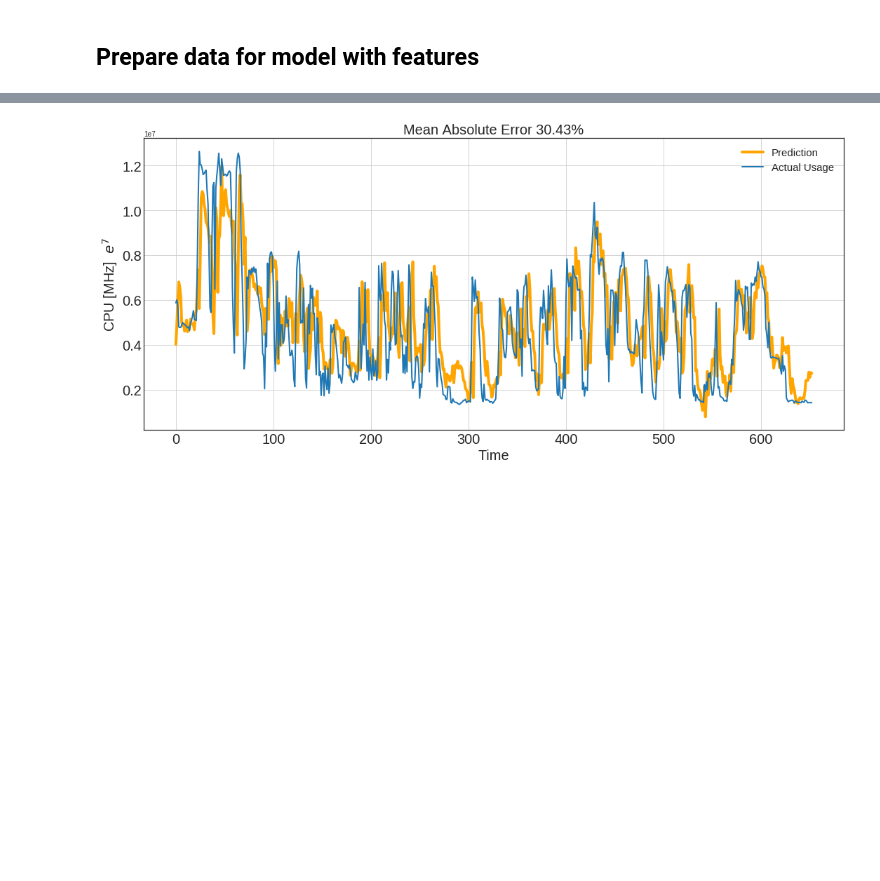
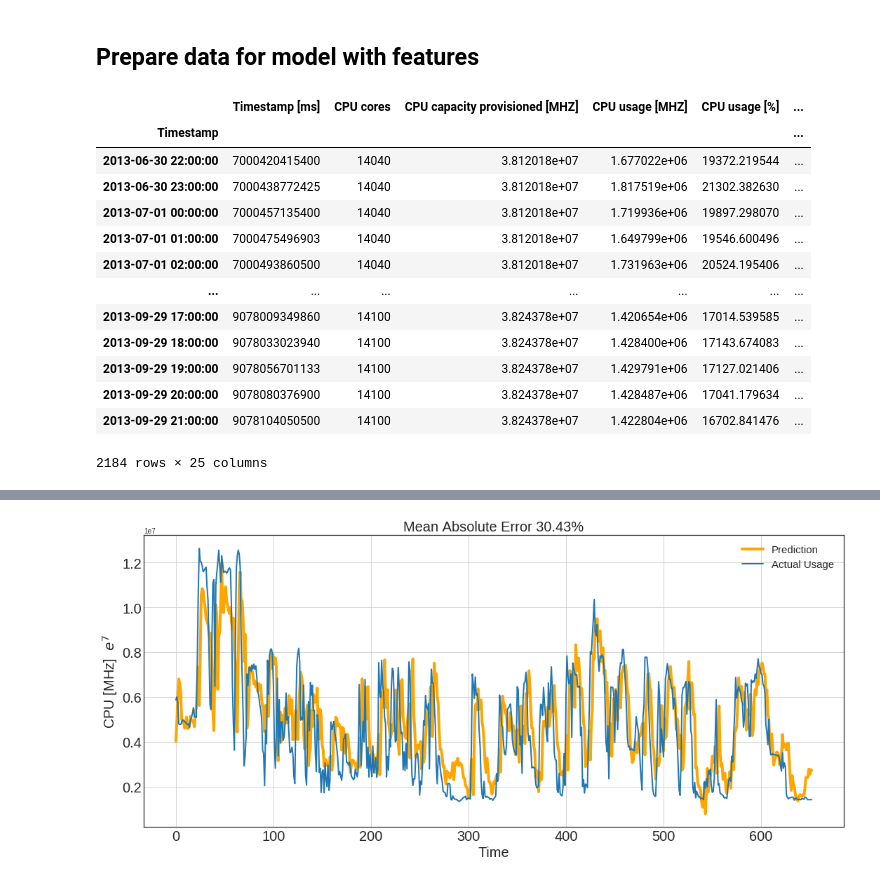
Before and after one commit to psaini79/Cloud-Resource-Analyzer, a Jupyter notebook: src/LinearRegression.ipynb, the cells around one changed output, grey strips where cells are left out. Saved outputs shown, nothing was run; the diff lists cells and outputs as text; code cells hidden in the pictures; blank space fills up the shorter version.

```diff
--- a/src/LinearRegression.ipynb
+++ b/src/LinearRegression.ipynb
@@ -165,6 +165,23 @@ from sklearn.linear_model import LinearRegression
 from sklearn.model_selection import cross_val_score
 # %% [markdown]
 ## Prepare data for model with features
+# %%
+hourlydat
+# %% [output]
+|  | Timestamp [ms] | CPU cores | CPU capacity provisioned [MHZ] | CPU usage [MHZ] | CPU usage [%] | ... |
+| Timestamp |  |  |  |  |  | ... |
+| 2013-06-30 22:00:00 | 7000420415400 | 14040 | 3.812018e+07 | 1.677022e+06 | 19372.219544 | ... |
+| 2013-06-30 23:00:00 | 7000438772425 | 14040 | 3.812018e+07 | 1.817519e+06 | 21302.382630 | ... |
+| 2013-07-01 00:00:00 | 7000457135400 | 14040 | 3.812018e+07 | 1.719936e+06 | 19897.298070 | ... |
+| 2013-07-01 01:00:00 | 7000475496903 | 14040 | 3.812018e+07 | 1.649799e+06 | 19546.600496 | ... |
+| 2013-07-01 02:00:00 | 7000493860500 | 14040 | 3.812018e+07 | 1.731963e+06 | 20524.195406 | ... |
+| ... | ... | ... | ... | ... | ... | ... |
+| 2013-09-29 17:00:00 | 9078009349860 | 14100 | 3.824378e+07 | 1.420654e+06 | 17014.539585 | ... |
+| 2013-09-29 18:00:00 | 9078033023940 | 14100 | 3.824378e+07 | 1.428400e+06 | 17143.674083 | ... |
+| 2013-09-29 19:00:00 | 9078056701133 | 14100 | 3.824378e+07 | 1.429791e+06 | 17127.021406 | ... |
+| 2013-09-29 20:00:00 | 9078080376900 | 14100 | 3.824378e+07 | 1.428487e+06 | 17041.179634 | ... |
+| 2013-09-29 21:00:00 | 9078104050500 | 14100 | 3.824378e+07 | 1.422804e+06 | 16702.841476 | ... |
+2184 rows × 25 columns
 # %%
 data = pd.DataFrame(hourlydat['CPU usage [MHZ]'].copy())
 data.columns = ["y"]
```
Also changed, not shown: parts of 4 cells of this notebook, 5 other files.
